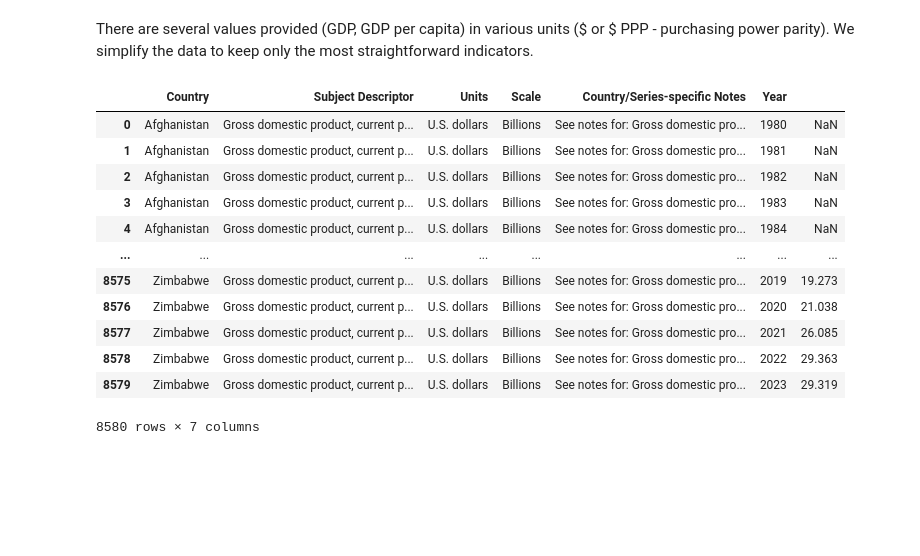
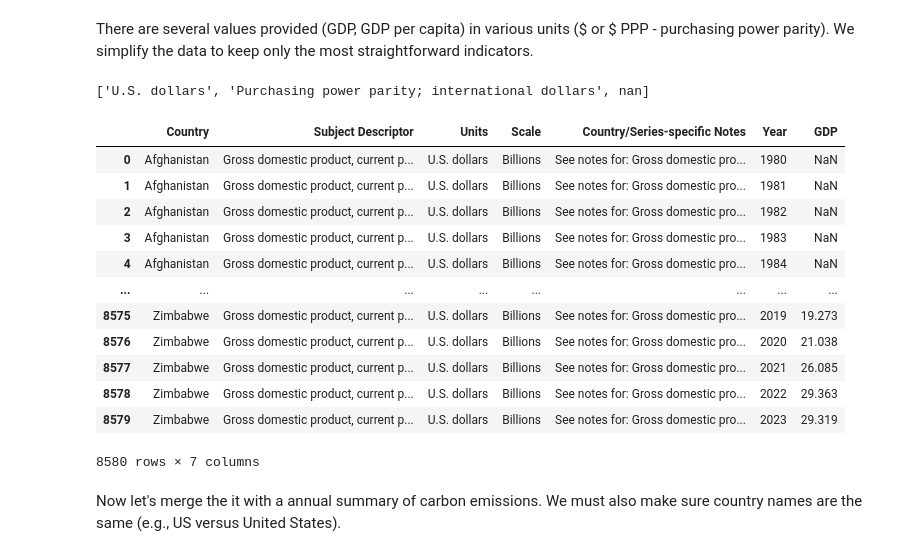
Before and after one commit to shokru/carbon_emissions, a Jupyter notebook: carbon.ipynb, the cells around one changed output. Saved outputs shown, nothing was run; the diff lists cells and outputs as text; code cells hidden in the pictures; blank space fills up the shorter version.

```diff
--- a/carbon.ipynb
+++ b/carbon.ipynb
@@ -134,7 +140,7 @@ In order to pursue our analysis, we need data pertaining to other indicators. Le
 To do so, we extract data from the **International Monetary Fund** (IMF)
 # %%
 url = 'https://www.imf.org/imf/weodatabase/downloadreport?c=512,914,612,614,311,213,911,314,193,122,912,313,419,513,316,913,124,339,638,514,218,963,616,223,516,918,748,618,624,522,622,156,626,628,228,924,233,632,636,634,238,662,960,423,935,128,611,321,243,248,469,253,642,643,939,734,644,819,172,132,646,648,915,134,652,174,328,258,656,654,336,263,268,532,944,176,534,536,429,433,178,436,136,343,158,439,916,664,826,542,967,443,917,544,941,446,666,668,672,946,137,546,674,676,548,556,678,181,867,682,684,273,868,921,948,943,686,688,518,728,836,558,138,196,278,692,694,962,142,449,564,565,283,853,288,293,566,964,182,359,453,968,922,714,862,135,716,456,722,942,718,724,576,936,961,813,726,199,733,184,524,361,362,364,732,366,144,146,463,528,923,738,578,537,742,866,369,744,186,925,869,746,926,466,112,111,298,927,846,299,582,487,474,754,698,&s=NGDPD,PPPGDP,NGDPDPC,PPPPC,&sy=1980&ey=2026&ssm=0&scsm=1&scc=0&ssd=1&ssc=0&sic=1&sort=subject&ds=.&br=1&wsid=9335dcb0-fe3f-4d14-93e3-2a34483cfc3a'
-data_eco = pd.read_csv(url, skiprows = 0, sep='\t', encoding='UTF-16 LE')
+data_eco = pd.read_csv(url, skiprows = 0, sep='\t', encoding='UTF-16 LE', thousands = ",") # Import options
 data_eco
 # %% [output]
 |  | ISO | Country | Subject Descriptor | Units | Scale | Country/Series-specific Notes | 1980 | 1981 | ... |
@@ -164,12 +183,15 @@ data_eco_long['Subject Descriptor'].unique().tolist() # List of possible fields
 There are several values provided (GDP, GDP per capita) in various units (\$ or \$ PPP - purchasing power parity). We simplify the data to keep only the most straightforward indicators.
 # %%
 data_eco_long['Units'].unique().tolist() # List of possible fields
+# %% [output]
+['U.S. dollars', 'Purchasing power parity; international dollars', nan]
 # %%
 data_eco_long = data_eco_long[data_eco_long['Subject Descriptor'] == 'Gross domestic product, current prices']
 data_eco_long = data_eco_long[data_eco_long['Units'] == 'U.S. dollars']
+data_eco_long = data_eco_long.rename(columns = {'': 'GDP'})
 data_eco_long
 # %% [output]
-|  | Country | Subject Descriptor | Units | Scale | Country/Series-specific Notes | Year |  |
+|  | Country | Subject Descriptor | Units | Scale | Country/Series-specific Notes | Year | GDP |
 | 0 | Afghanistan | Gross domestic product, current p... | U.S. dollars | Billions | See notes for: Gross domestic pro... | 1980 | NaN |
 | 1 | Afghanistan | Gross domestic product, current p... | U.S. dollars | Billions | See notes for: Gross domestic pro... | 1981 | NaN |
 | 2 | Afghanistan | Gross domestic product, current p... | U.S. dollars | Billions | See notes for: Gross domestic pro... | 1982 | NaN |
@@ -182,3 +204,6 @@ data_eco_long
 | 8578 | Zimbabwe | Gross domestic product, current p... | U.S. dollars | Billions | See notes for: Gross domestic pro... | 2022 | 29.363 |
 | 8579 | Zimbabwe | Gross domestic product, current p... | U.S. dollars | Billions | See notes for: Gross domestic pro... | 2023 | 29.319 |
 8580 rows × 7 columns
+# %% [markdown]
+Now let's merge the it with a annual summary of carbon emissions.
+We must also make sure country names are the same (e.g., US versus United States).
```
Also changed, not shown: parts of 11 cells of this notebook.
